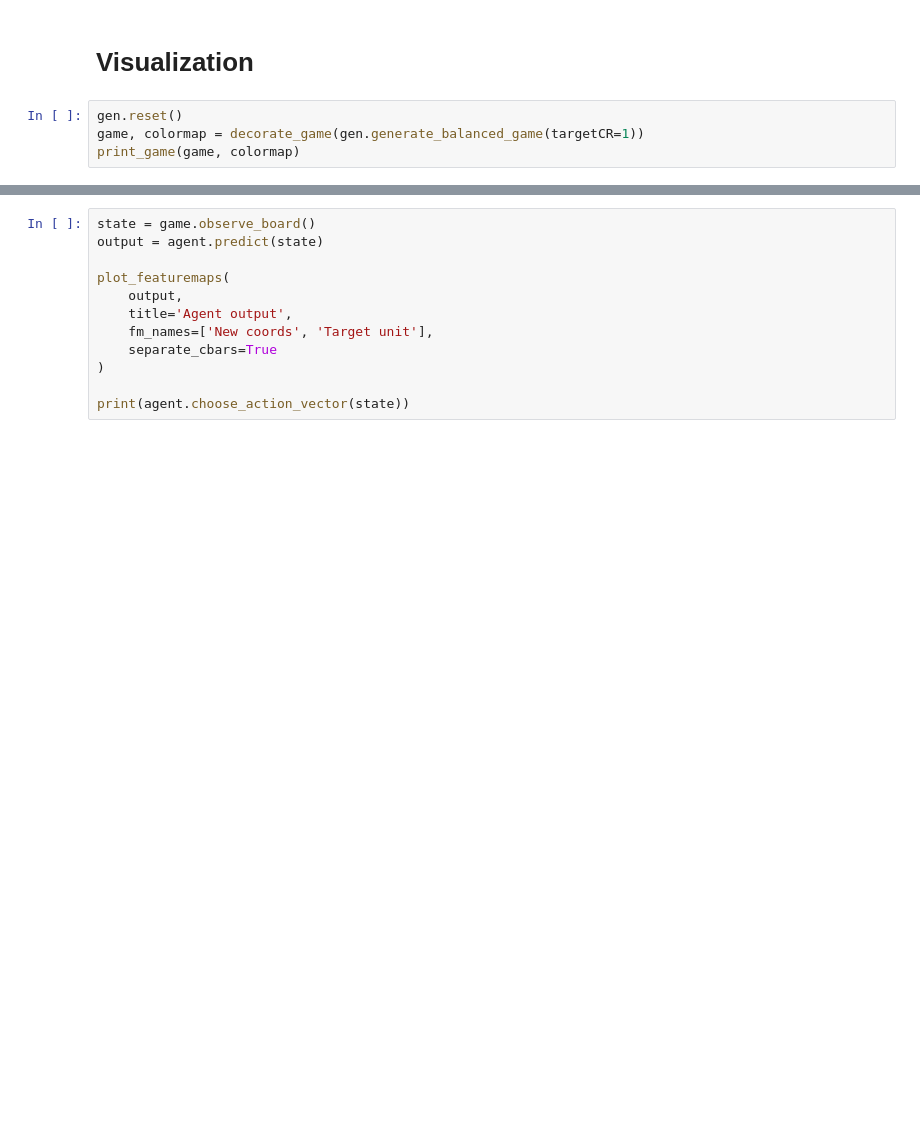
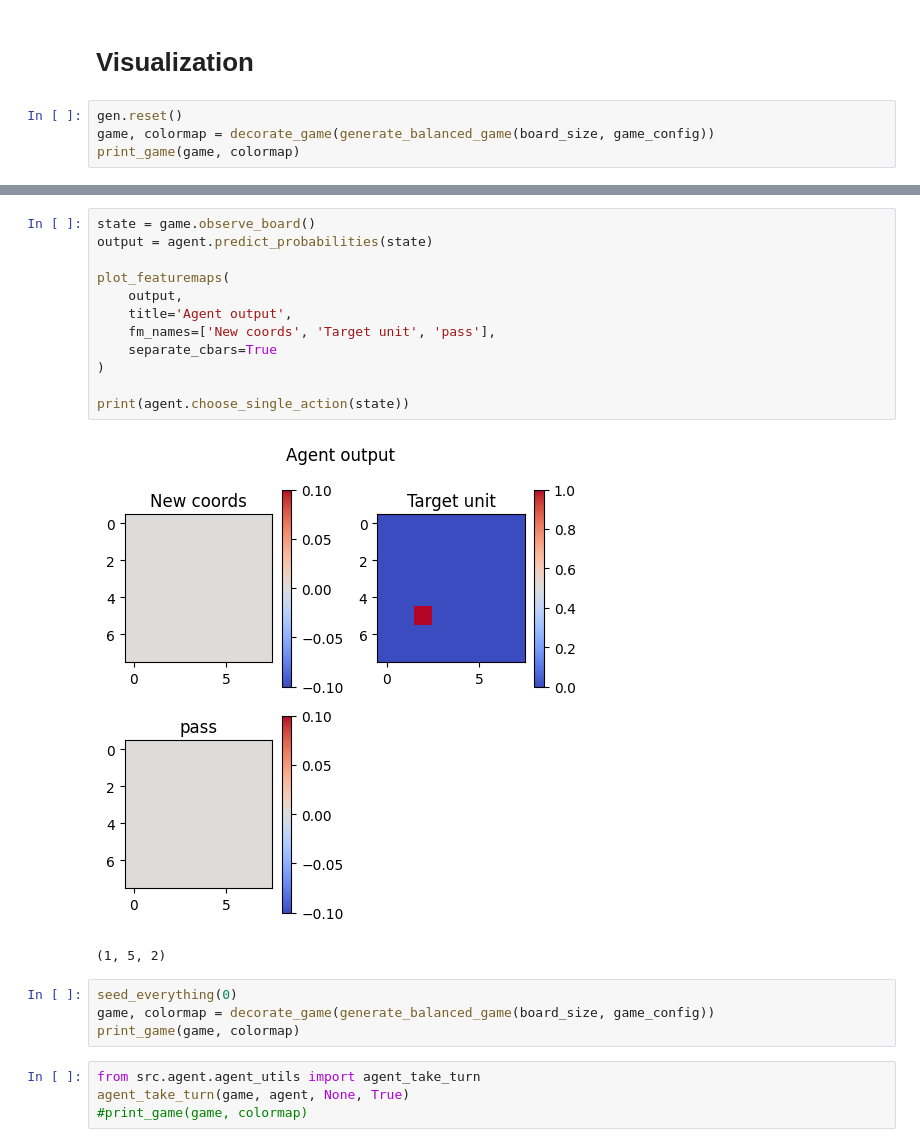
Before and after one commit to Sambura/DnD-RL-combat-agent, a Jupyter notebook: notebooks/policy_gradient_proto.ipynb, the cells around one changed output, grey strips where cells are left out. Drawn from its saved outputs; the diff is of its cells as text; blank space fills up the shorter version.

```diff
--- a/notebooks/policy_gradient_proto.ipynb
+++ b/notebooks/policy_gradient_proto.ipynb
@@ -261,5 +276,5 @@ agents_play_loop(agent, agent, game, colormap, reset_epsilon=False, delay=1)
 # Visualization
 # %%
 gen.reset()
-game, colormap = decorate_game(gen.generate_balanced_game(targetCR=1))
+game, colormap = decorate_game(generate_balanced_game(board_size, game_config))
 print_game(game, colormap)
@@ -277,12 +312,23 @@ plot_featuremaps(
 # %%
 state = game.observe_board()
-output = agent.predict(state)
+output = agent.predict_probabilities(state)
 
 plot_featuremaps(
     output,
     title='Agent output',
-    fm_names=['New coords', 'Target unit'],
+    fm_names=['New coords', 'Target unit', 'pass'],
     separate_cbars=True
 )
 
-print(agent.choose_action_vector(state))
+print(agent.choose_single_action(state))
+# %% [output]
+[figure, added]
+(1, 5, 2)
+# %%
+seed_everything(0)
+game, colormap = decorate_game(generate_balanced_game(board_size, game_config))
+print_game(game, colormap)
+# %%
+from src.agent.agent_utils import agent_take_turn
+agent_take_turn(game, agent, None, True)
+#print_game(game, colormap)
```
Also changed, not shown: parts of 26 cells of this notebook, 6 other files.
